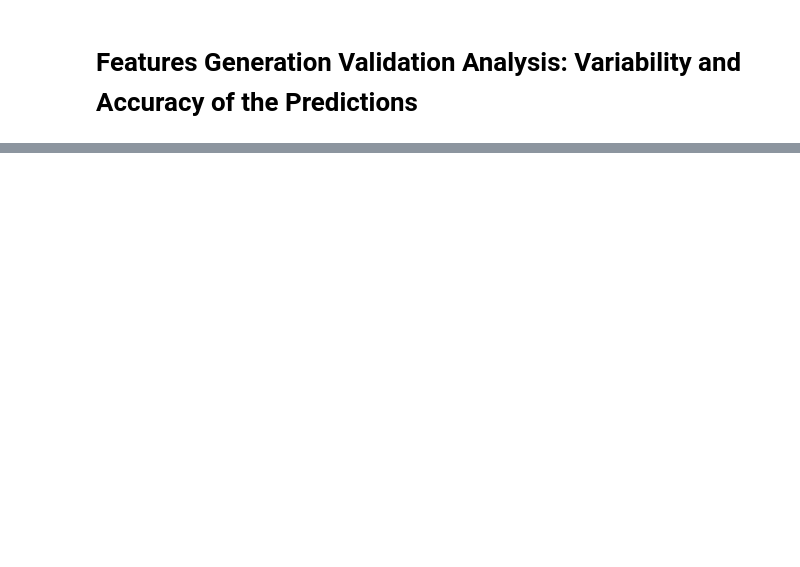
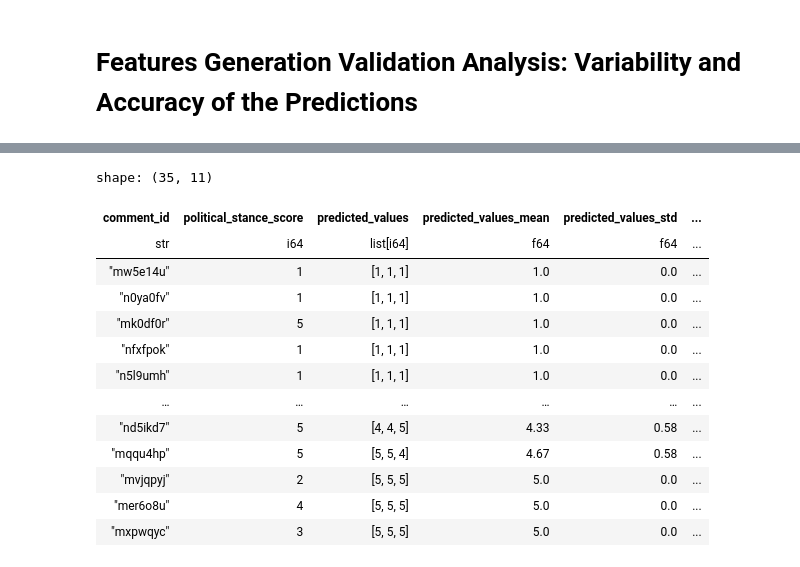
Before and after one commit to FabioScielzoOrtiz/gaza-reddit-polarization, a Jupyter notebook: notebooks/features_generation_validation_analysis.ipynb, the cells around one changed output, grey strips where cells are left out. Drawn from its saved outputs; the diff is of its cells as text; code cells hidden in the pictures; blank space fills up the shorter version.

```diff
--- a/notebooks/features_generation_validation_analysis.ipynb
+++ b/notebooks/features_generation_validation_analysis.ipynb
@@ -100,0 +52,17 @@ shape: (141, 5)
+# %%
+true_predicted_values_df['political_stance_score']
+# %% [output]
+shape: (35, 11)
+| comment_id | political_stance_score | predicted_values | predicted_values_mean | predicted_values_std | ... |
+| str | i64 | list[i64] | f64 | f64 | ... |
+| "mw5e14u" | 1 | [1, 1, 1] | 1.0 | 0.0 | ... |
+| "n0ya0fv" | 1 | [1, 1, 1] | 1.0 | 0.0 | ... |
+| "mk0df0r" | 5 | [1, 1, 1] | 1.0 | 0.0 | ... |
+| "nfxfpok" | 1 | [1, 1, 1] | 1.0 | 0.0 | ... |
+| "n5l9umh" | 1 | [1, 1, 1] | 1.0 | 0.0 | ... |
+| … | … | … | … | … | ... |
+| "nd5ikd7" | 5 | [4, 4, 5] | 4.33 | 0.58 | ... |
+| "mqqu4hp" | 5 | [5, 5, 4] | 4.67 | 0.58 | ... |
+| "mvjqpyj" | 2 | [5, 5, 5] | 5.0 | 0.0 | ... |
+| "mer6o8u" | 4 | [5, 5, 5] | 5.0 | 0.0 | ... |
+| "mxpwqyc" | 3 | [5, 5, 5] | 5.0 | 0.0 | ... |
```
Also changed, not shown: parts of 17 cells of this notebook, 4 other files.
